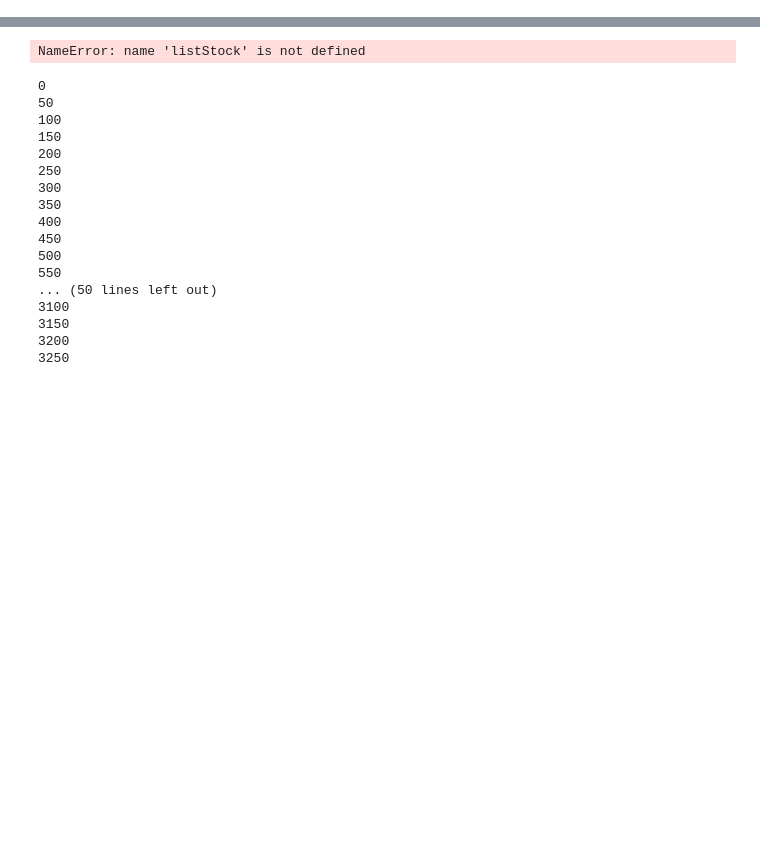
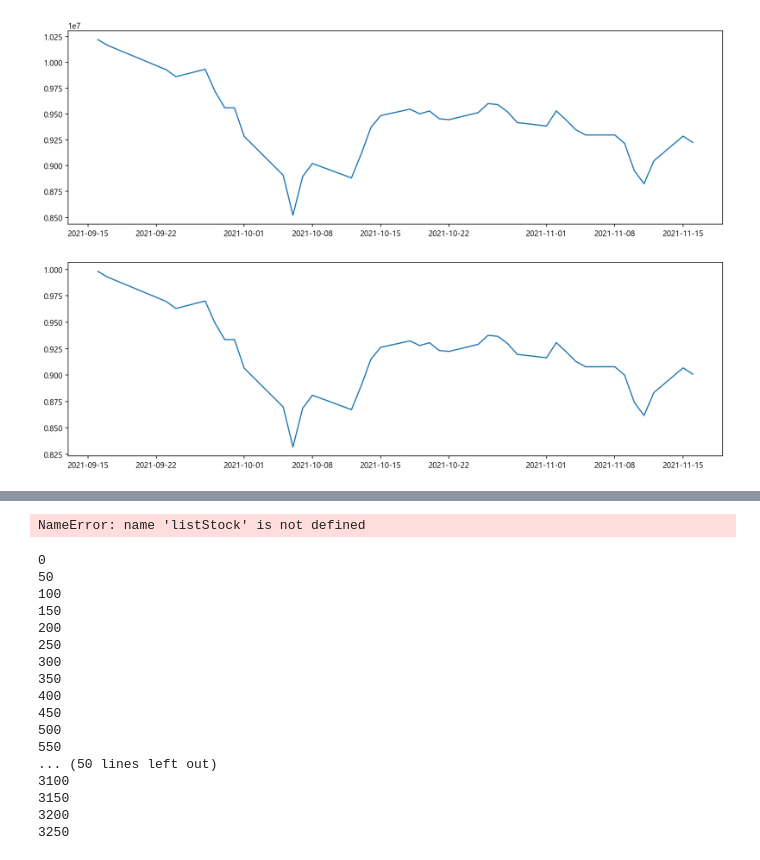
Before and after one commit to malkovich0/FinancePy, a Jupyter notebook: test.ipynb, the cells around one changed output, grey strips where cells are left out. Saved outputs shown, nothing was run; the diff lists cells and outputs as text; code cells hidden in the pictures; blank space fills up the shorter version.

```diff
--- a/test.ipynb
+++ b/test.ipynb
@@ -24,0 +127,11 @@ case.methodStockWeight = 'equal'
+# %%
+dfPortfolioResult = pd.DataFrame(columns = portfolio.keys())
+totalBuy = 0
+for stock_code in portfolio.keys():
+    df_stock = stock.get_market_ohlcv_by_date(ticker = stock_code,fromdate = dateStart,todate=dateEnd,adjusted=False)
+    change_temp = df_stock['등락률']
+    priceStart = df_stock.iat[0,0]
+    totalBuy += priceStart * portfolio[stock_code]['수량']
+    dfPortfolioResult[stock_code] = priceStart * portfolio[stock_code]['수량'] * ((change_temp*0.01+1).cumprod())
+
+dfPortfolioResult
@@ -24,0 +163,7 @@ case.methodStockWeight = 'equal'
+# %%
+fig, ax = plt.subplots(2,1,figsize=(15,10))
+ax[0].plot(dfPortfolioResult.sum(axis=1))
+ax[1].plot(dfPortfolioResult.sum(axis=1)/totalBuy)
+plt.show()
+# %% [output]
+[figure, added]
```
Also changed, not shown: parts of 28 cells of this notebook, 8 other files.
